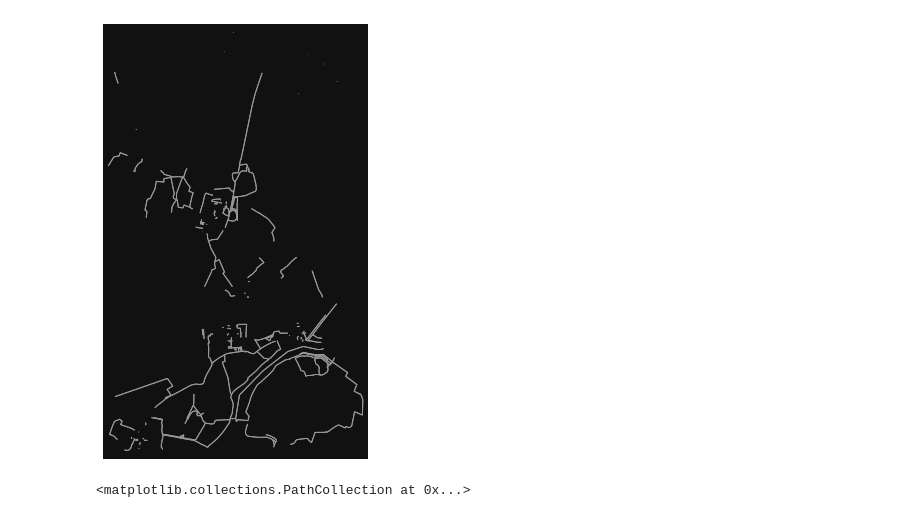
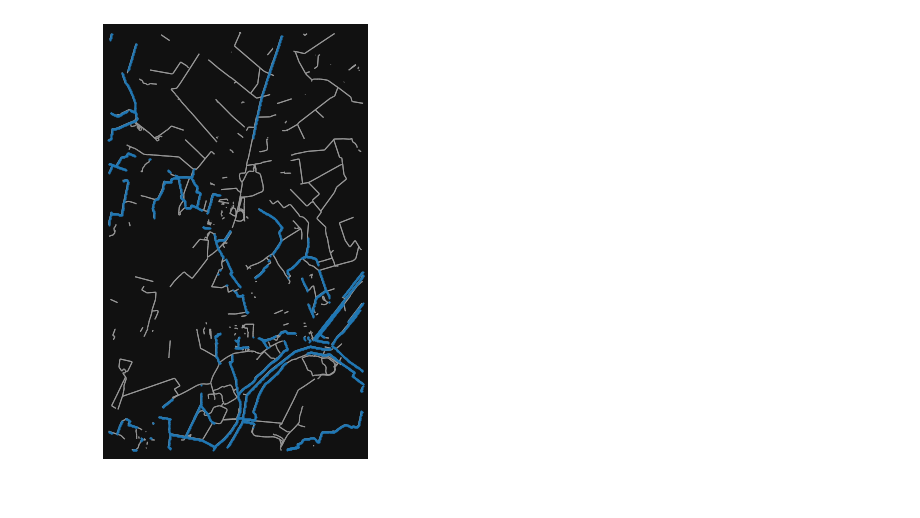
Before and after one commit to Andrewwango/prow-map, a Jupyter notebook: analysis.ipynb, the cells around one changed output. Saved outputs shown, nothing was run; the diff lists cells and outputs as text; code cells hidden in the pictures.

```diff
--- a/analysis.ipynb
+++ b/analysis.ipynb
@@ -22,0 +34,7 @@ fig
+# %%
+row_df = pd.read_csv("data/row/row_bbox.csv")
+# %%
+nearest_edges, dists = ox.nearest_edges(G, row_df["longitude"], row_df["latitude"], return_dist=True, interpolate=metres_to_dist(5))
+# %%
+#row_df["nn"] = nearest_nodes
+row_df["dist"] = dists
@@ -23,8 +47,8 @@ fig
 # %%
-d = 10
+d=20
 # %%
-fig, ax = ox.plot_graph(G, node_size=0)
-ax.scatter(public_gps_df["longitude"].loc[public_gps_df["dist"] < d], public_gps_df["latitude"].loc[public_gps_df["dist"] < d], s=2, marker='.')
+fig, ax = ox.plot_graph(G, node_size=0, show=False, close=False)
+ax.scatter(row_df["longitude"].loc[row_df["dist"] < d], row_df["latitude"].loc[row_df["dist"] < d], s=4, marker='.')
+plt.show()
 # %% [output]
-[figure, old version]
+[figure, new version]
-<matplotlib.collections.PathCollection at 0x...>
```
Also changed, not shown: parts of 25 cells of this notebook, 4 other files.
